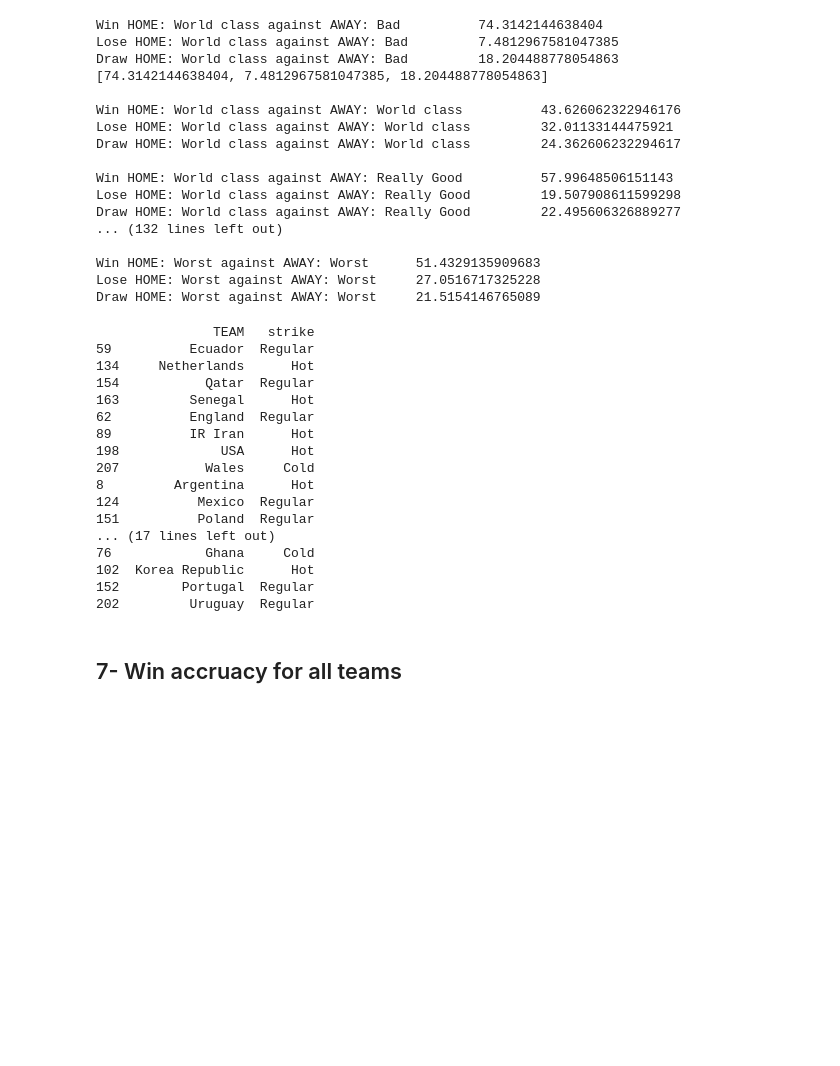
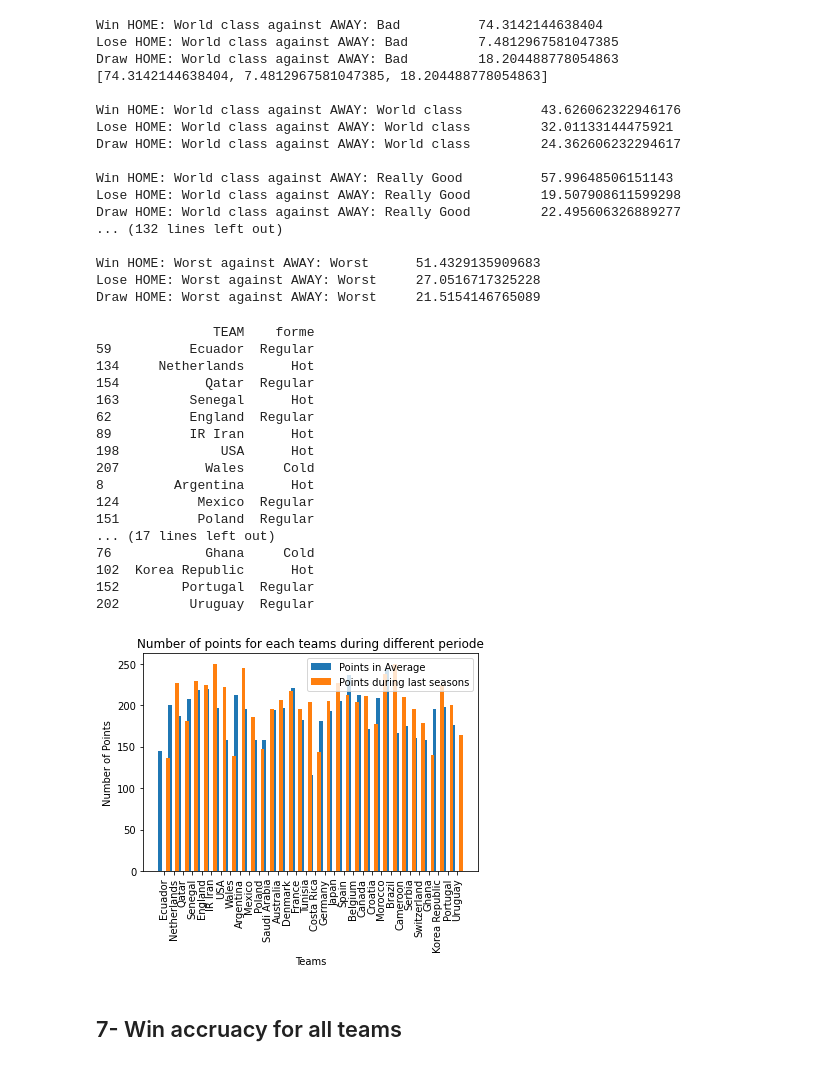
Before and after one commit to zainmirza24/FIFA-World-Cup-Team-Analytics, a Jupyter notebook: Robert_folder/src/facts.ipynb, the cells around one changed output. Saved outputs shown, nothing was run; the diff lists cells and outputs as text; code cells hidden in the pictures; blank space fills up the shorter version.

```diff
--- a/Robert_folder/src/facts.ipynb
+++ b/Robert_folder/src/facts.ipynb
@@ -406,8 +406,8 @@ for idx in range(0, len(df)):
         pts_N.append(((lst[9]*3+lst[11])/lst[12])*100)
     else:
         pts_N.append(0)
-#    df["Last pts"] = pts_A
-#    df["Now pts"] = pts_N
+df["Last pts"] = pts_A
+df["Now pts"] = pts_N
 stats = []
 s = []
 for idx, i in enumerate(pts_A):
@@ -417,15 +417,16 @@ for idx, i in enumerate(pts_A):
     else:
         stats.append(None)
         s.append(None)
-df["strike"] = s
+df["forme"] = s
 #print(df)
 worldCup = []
 for i in GROUP:
     worldCup.append(df.loc[df['TEAM'].isin(i)])
 worldCup = pd.concat(worldCup)
-print(worldCup[['TEAM', 'strike']])
+print(worldCup[['TEAM', 'forme']])
+#print(worldCup)
 # %% [output]
-               TEAM   strike
+               TEAM    forme
 59          Ecuador  Regular
 134     Netherlands      Hot
 154           Qatar  Regular
@@ -442,6 +443,28 @@ print(worldCup[['TEAM', 'strike']])
 102  Korea Republic      Hot
 152        Portugal  Regular
 202         Uruguay  Regular
+# %%
+import matplotlib.pyplot as plt
+from matplotlib.dates import date2num
+import datetime
+
+X = list(worldCup['TEAM'])
+X_axis = np.arange(len(X))
+A = list(worldCup['Last pts'])
+N = list(worldCup['Now pts'])
+
+plt.bar(X_axis - 0.4, A, 0.4, label = 'Points in Average')
+plt.bar(X_axis + 0.4, N, 0.4, label = 'Points during last seasons')
+
+plt.xticks(X_axis, X)
+plt.xlabel("Teams")
+plt.ylabel("Number of Points")
+plt.title("Number of points for each teams during different periode")
+plt.xticks(rotation = 90)
+plt.legend()
+plt.show()
+# %% [output]
+[figure, added]
 # %% [markdown]
 ## 7- Win accruacy for all teams
 # %%
```
Also changed, not shown: parts of 5 cells of this notebook.
